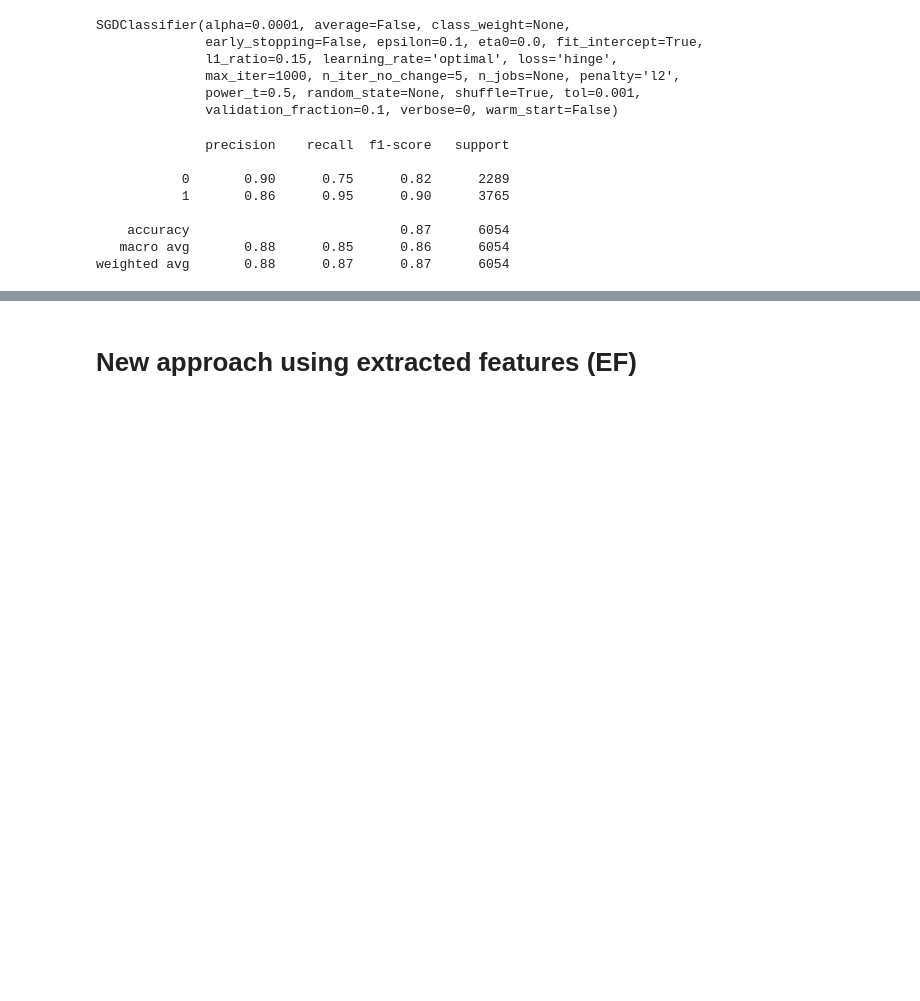
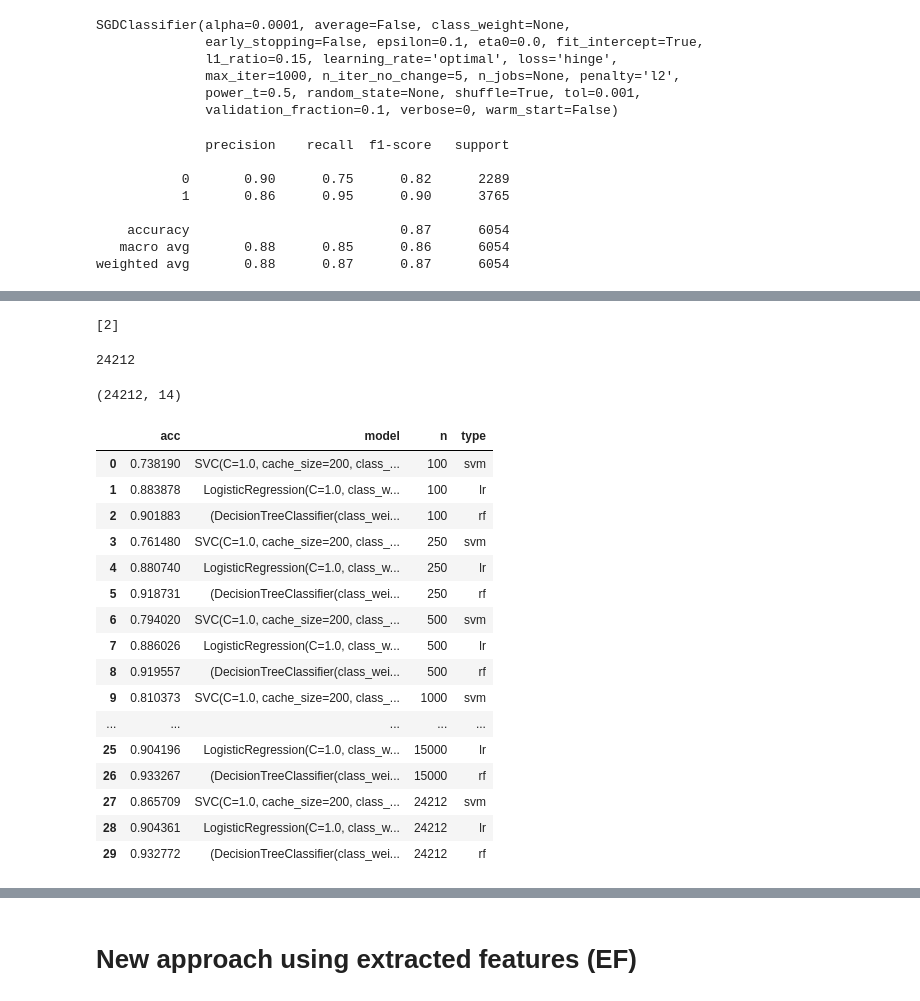
Before and after one commit to htrc/ht-frontmatter-analysis, a Jupyter notebook: Jupyter/HTRC_FrontMatter_Analysis.ipynb, the cells around one changed output, grey strips where cells are left out. Cells and saved outputs as stored; diff of their text form; code cells hidden in the pictures; blank space fills up the shorter version.

```diff
--- a/Jupyter/HTRC_FrontMatter_Analysis.ipynb
+++ b/Jupyter/HTRC_FrontMatter_Analysis.ipynb
@@ -161,0 +212,12 @@ weighted avg       0.88      0.87      0.87      6054
+# %%
+random.sample(range(1,10),1)
+# %% [output]
+[2]
+# %%
+len(X_train)
+# %% [output]
+24212
+# %%
+X_train.shape
+# %% [output]
+(24212, 14)
@@ -161,0 +257,21 @@ weighted avg       0.88      0.87      0.87      6054
+# %%
+output_df = pd.DataFrame(output_result)
+output_df
+# %% [output]
+|  | acc | model | n | type |
+| 0 | 0.738190 | SVC(C=1.0, cache_size=200, class_... | 100 | svm |
+| 1 | 0.883878 | LogisticRegression(C=1.0, class_w... | 100 | lr |
+| 2 | 0.901883 | (DecisionTreeClassifier(class_wei... | 100 | rf |
+| 3 | 0.761480 | SVC(C=1.0, cache_size=200, class_... | 250 | svm |
+| 4 | 0.880740 | LogisticRegression(C=1.0, class_w... | 250 | lr |
+| 5 | 0.918731 | (DecisionTreeClassifier(class_wei... | 250 | rf |
+| 6 | 0.794020 | SVC(C=1.0, cache_size=200, class_... | 500 | svm |
+| 7 | 0.886026 | LogisticRegression(C=1.0, class_w... | 500 | lr |
+| 8 | 0.919557 | (DecisionTreeClassifier(class_wei... | 500 | rf |
+| 9 | 0.810373 | SVC(C=1.0, cache_size=200, class_... | 1000 | svm |
+| ... | ... | ... | ... | ... |
+| 25 | 0.904196 | LogisticRegression(C=1.0, class_w... | 15000 | lr |
+| 26 | 0.933267 | (DecisionTreeClassifier(class_wei... | 15000 | rf |
+| 27 | 0.865709 | SVC(C=1.0, cache_size=200, class_... | 24212 | svm |
+| 28 | 0.904361 | LogisticRegression(C=1.0, class_w... | 24212 | lr |
+| 29 | 0.932772 | (DecisionTreeClassifier(class_wei... | 24212 | rf |
```
Also changed, not shown: parts of 53 cells of this notebook.
